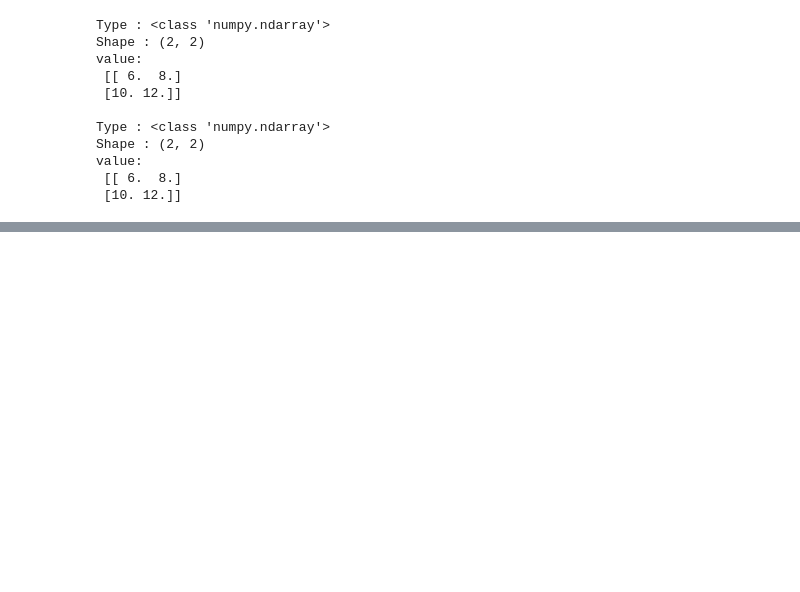
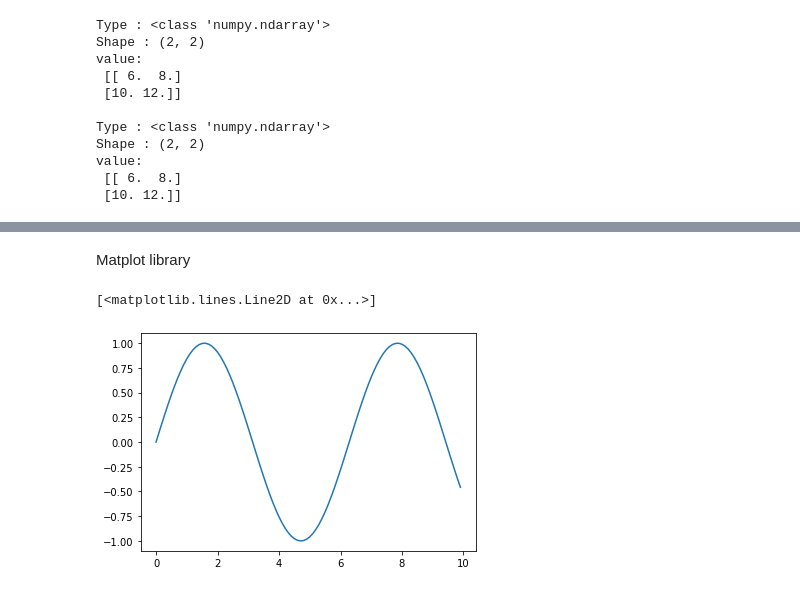
Before and after one commit to HyunPH/23-1_LA2, a Jupyter notebook: [00]실습Zero.ipynb, the cells around one changed output, grey strips where cells are left out. Drawn from its saved outputs; the diff is of its cells as text; code cells hidden in the pictures; blank space fills up the shorter version.

```diff
--- a/[00]실습Zero.ipynb
+++ b/[00]실습Zero.ipynb
@@ -147,0 +341,2 @@ value:
+# %% [markdown]
+Matplot library
@@ -147,0 +345,8 @@ value:
+# %%
+x = np.arange(0, 10, 0.1) # 0~9.9 까지 0.1 간격으로 숫자 배열열
+y = np.sin(x)
+
+plt.plot(x,y)
+# %% [output]
+[<matplotlib.lines.Line2D at 0x...>]
+[figure, added]
```
Also changed, not shown: parts of 17 cells of this notebook.
